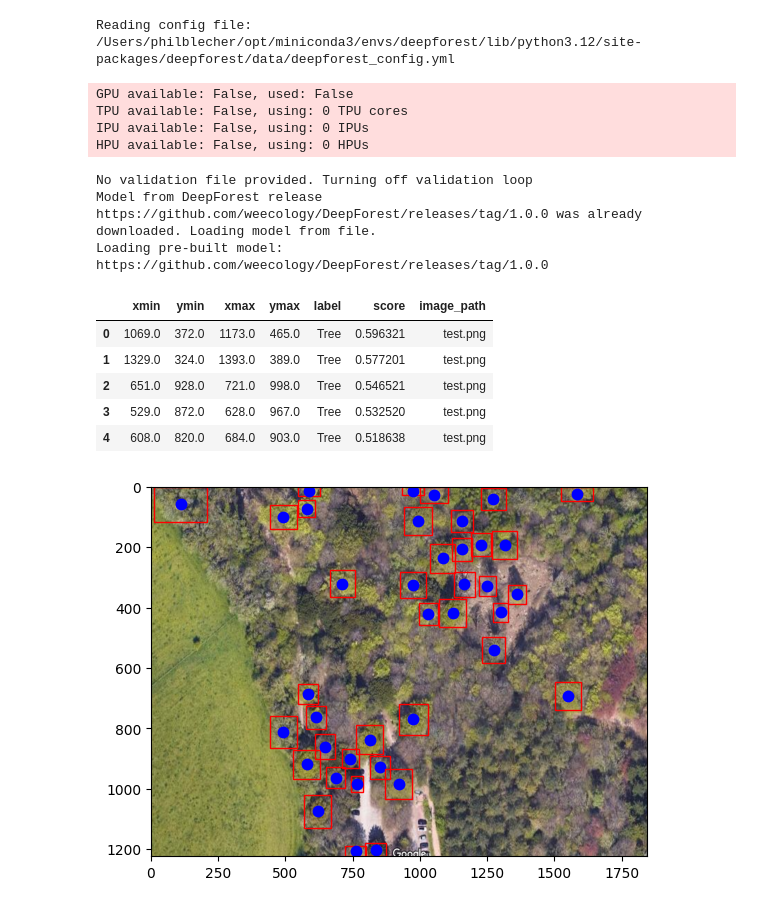
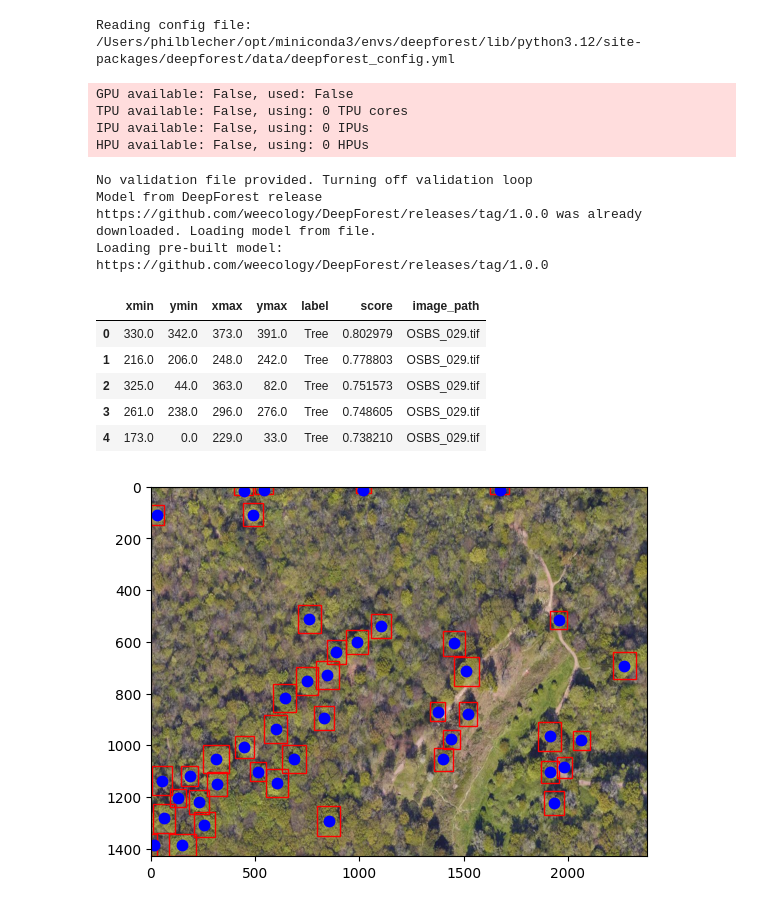
Before and after one commit to pilipb/BioAI, a Jupyter notebook: deepforest_test.ipynb, the cells around one changed output. Saved outputs shown, nothing was run; the diff lists cells and outputs as text; code cells hidden in the pictures.

```diff
--- a/deepforest_test.ipynb
+++ b/deepforest_test.ipynb
@@ -8,30 +9,36 @@ import numpy as np
 # %%
 model = main.deepforest()
 model.use_release()
 
 # load the image
-# image_path = get_data("OSBS_029.tif")
-image_path = "/Users/philblecher/Desktop/Github/BioAI/test_imgs/test.png"
-image = plt.imread(image_path)
+image_path = get_data("OSBS_029.tif")
+# image_path = "/Users/philblecher/Desktop/Github/BioAI/test_imgs/51.png"
+# image_path = "/Users/philblecher/Desktop/Github/BioAI/test_imgs/example.tif"
+# 51.457916, -2.637450
+# image = plt.imread(image_path)
+# open tif image
+# image = Image.open(image_path)
+# image = np.array(image)
+# plt.imshow(image)
 
 # run the model
 predictions = model.predict_image(path=image_path)
 predictions.head()
 # %% [output]
 Reading config file: /Users/philblecher/opt/miniconda3/envs/deepforest/lib/python3.12/site-packages/deepforest/data/deepforest_config.yml
 GPU available: False, used: False
 TPU available: False, using: 0 TPU cores
 IPU available: False, using: 0 IPUs
 HPU available: False, using: 0 HPUs
 No validation file provided. Turning off validation loop
 Model from DeepForest release https://github.com/weecology/DeepForest/releases/tag/1.0.0 was already downloaded. Loading model from file.
 Loading pre-built model: https://github.com/weecology/DeepForest/releases/tag/1.0.0
 |  | xmin | ymin | xmax | ymax | label | score | image_path |
-| 0 | 1069.0 | 372.0 | 1173.0 | 465.0 | Tree | 0.596321 | test.png |
-| 1 | 1329.0 | 324.0 | 1393.0 | 389.0 | Tree | 0.577201 | test.png |
-| 2 | 651.0 | 928.0 | 721.0 | 998.0 | Tree | 0.546521 | test.png |
-| 3 | 529.0 | 872.0 | 628.0 | 967.0 | Tree | 0.532520 | test.png |
-| 4 | 608.0 | 820.0 | 684.0 | 903.0 | Tree | 0.518638 | test.png |
+| 0 | 330.0 | 342.0 | 373.0 | 391.0 | Tree | 0.802979 | OSBS_029.tif |
+| 1 | 216.0 | 206.0 | 248.0 | 242.0 | Tree | 0.778803 | OSBS_029.tif |
+| 2 | 325.0 | 44.0 | 363.0 | 82.0 | Tree | 0.751573 | OSBS_029.tif |
+| 3 | 261.0 | 238.0 | 296.0 | 276.0 | Tree | 0.748605 | OSBS_029.tif |
+| 4 | 173.0 | 0.0 | 229.0 | 33.0 | Tree | 0.738210 | OSBS_029.tif |
 # %%
 # plot the image and the predictions
 fig, ax = plt.subplots()
@@ -50,7 +57,7 @@ for i in range(len(predictions)):
 
 plt.show()
 # %% [output]
-[figure, old version]
+[figure, new version]
 # %%
 # transform the scatter into a density map
 # create a grid of points
```
Also changed, not shown: parts of 4 cells of this notebook.
